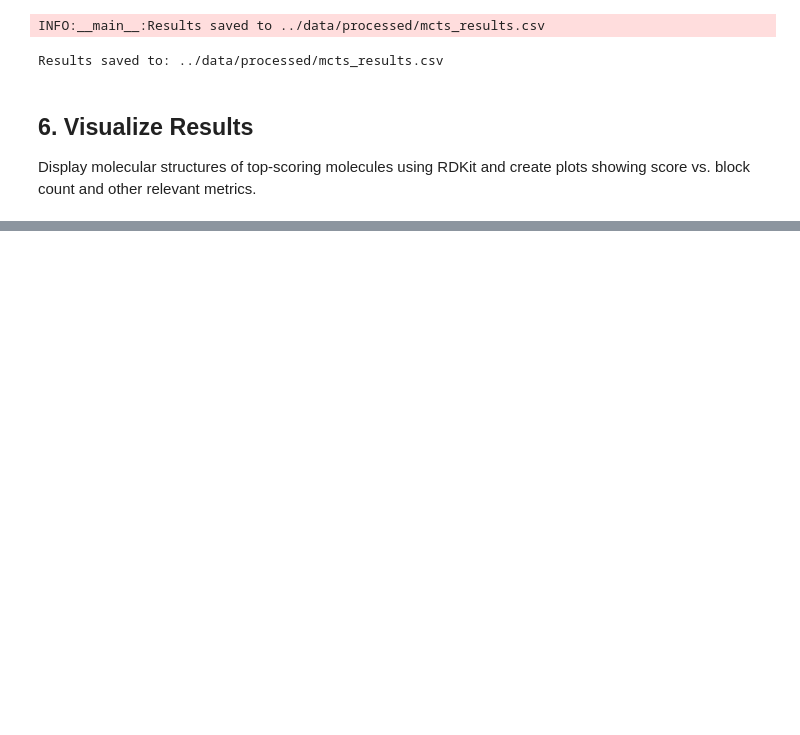
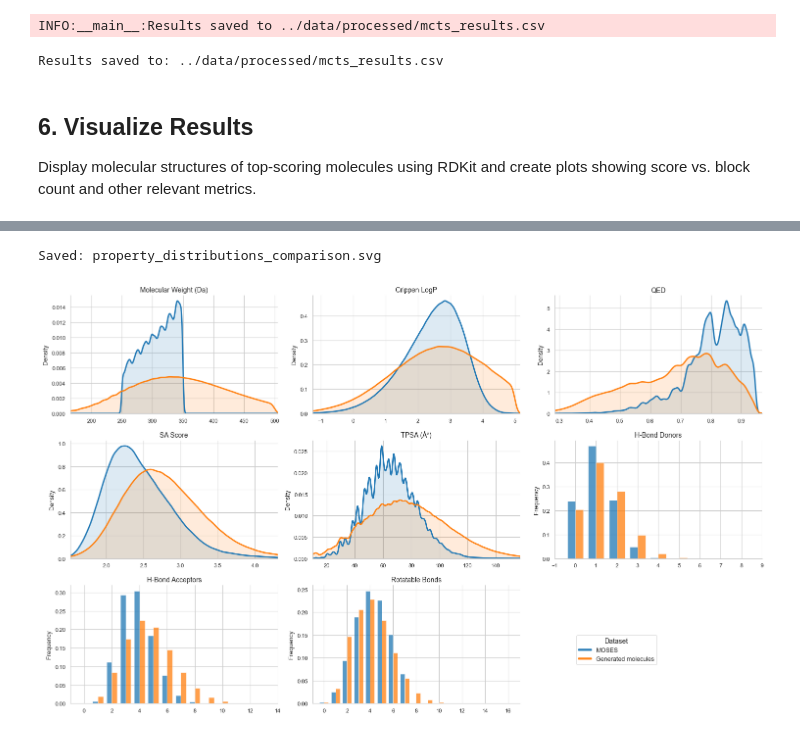
Before and after one commit to EtienneReboul/smiles_blocks, a Jupyter notebook: notebooks/6-er-test_mcts.ipynb, the cells around one changed output, grey strips where cells are left out. Drawn from its saved outputs; the diff is of its cells as text; code cells hidden in the pictures; blank space fills up the shorter version.

```diff
--- a/notebooks/6-er-test_mcts.ipynb
+++ b/notebooks/6-er-test_mcts.ipynb
@@ -434,2 +411,7 @@ print(results_df.head())
 # %%
 moses_df  = pd.read_csv("../data/external/moses_dataset.csv")
+# %%
+canonical = Parallel(n_jobs=-1, backend="loky", batch_size=500)( # pyright: ignore[reportArgumentType]
+    delayed(smi2cansmiles)(smi) for smi in moses_df['SMILES']
+)
+moses_df['canonical_smiles'] = canonical # pyright: ignore[reportArgumentType, reportCallIssue]
@@ -445,11 +437,0 @@ print(moses_df.head())
-# %%
-import numpy as np
-import matplotlib.pyplot as plt
-from matplotlib.lines import Line2D
-from scipy.stats import gaussian_kde
-from rdkit import Chem
-from rdkit.Chem import Descriptors, rdMolDescriptors, QED
-from rdkit.Contrib.SA_Score import sascorer
-
-%matplotlib inline
-plt.rcParams["figure.dpi"] = 150
@@ -567,0 +512,13 @@ plt.show()
+# %%
+# Compute properties for your generated molecules
+print("Computing properties for generated molecules...")
+sample_props = compute_properties_df(results_df['canonical_smiles'])
+
+# Compute properties for the MOSES reference set
+print("Computing properties for MOSES reference set...")
+moses_props = compute_properties_df(moses_df['SMILES'])
+
+print(f"\nSample : {len(sample_props):,} molecules")
+print(f"MOSES  : {len(moses_props):,} molecules")
+print(f"\nSample summary:")
+print(sample_props.describe().round(2))
@@ -567,0 +685,11 @@ plt.show()
+# %%
+fig = plot_property_panel(
+    moses_props  = moses_props,
+    sample_props = sample_props,
+    figsize      = (15, 9),
+    save_path    = "property_distributions_comparison.svg",   # or None
+)
+plt.show()
+# %% [output]
+Saved: property_distributions_comparison.svg
+[figure, added]
```
Also changed, not shown: parts of 20 cells of this notebook, 2 other files.
